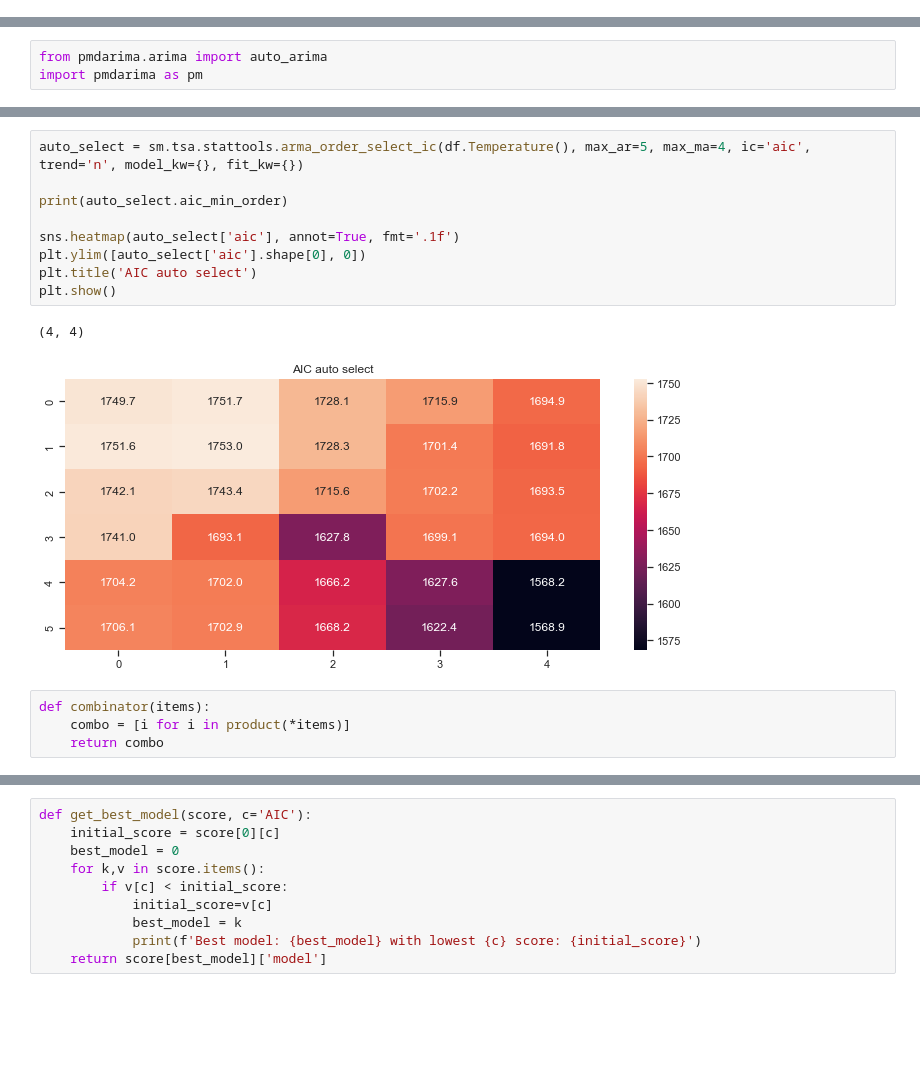
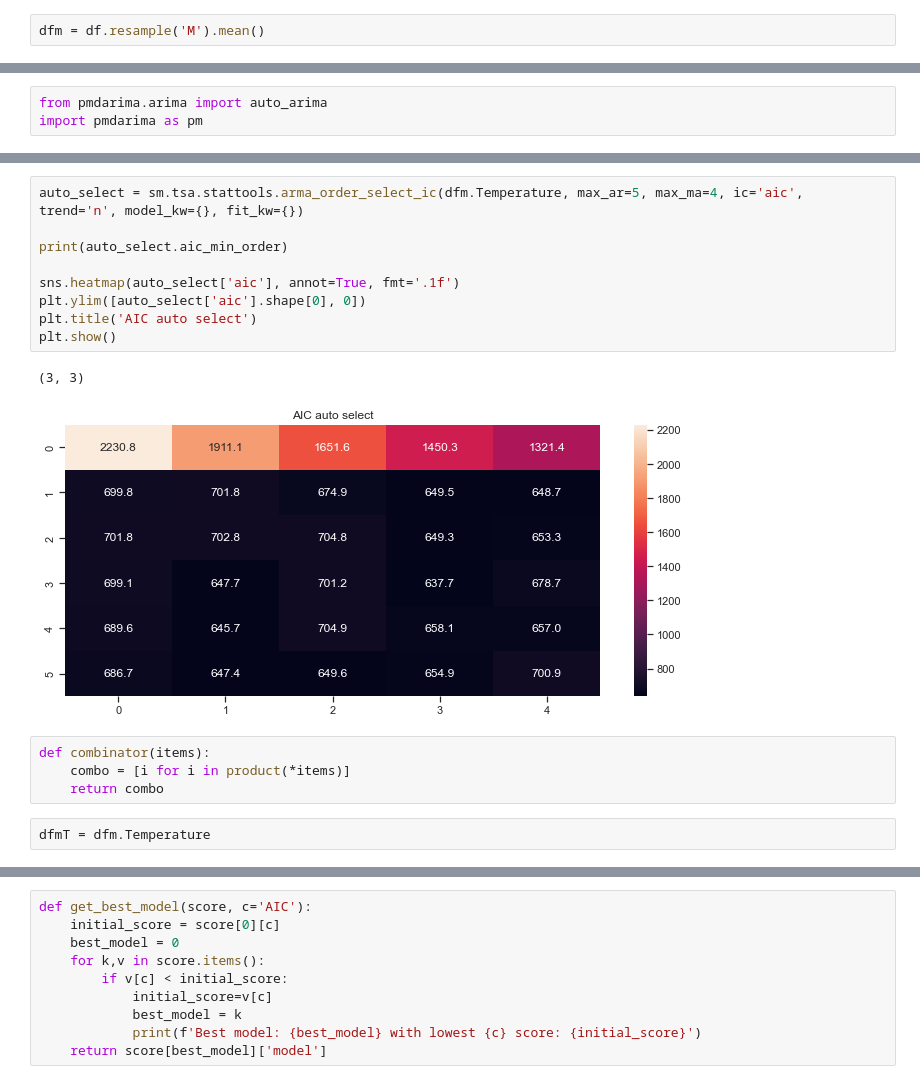
Before and after one commit to pauldcarroll/Forecasting, a Jupyter notebook: SARIMAX/SARIMAX.ipynb, the cells around one changed output, grey strips where cells are left out. Cells and saved outputs as stored; diff of their text form; blank space fills up the shorter version.

```diff
--- a/SARIMAX/SARIMAX.ipynb
+++ b/SARIMAX/SARIMAX.ipynb
@@ -109,6 +109,8 @@ plot_pacf(df.resample('M').mean()[['Temperature']],zero=False,
 plt.show();
 # %% [output]
 [figure]
+# %%
+dfm = df.resample('M').mean()
 # %%
 from statsmodels.tsa.statespace.sarimax import SARIMAX
 #fitting a seasonal ARIMA model, SARIMAX, with p, d, q as 1,1,0 and 12 as S.
@@ -178,16 +201,18 @@ Performing stepwise search to minimize aic
 # %%
-auto_select = sm.tsa.stattools.arma_order_select_ic(df.Temperature(), max_ar=5, max_ma=4, ic='aic', trend='n', model_kw={}, fit_kw={})
+auto_select = sm.tsa.stattools.arma_order_select_ic(dfm.Temperature, max_ar=5, max_ma=4, ic='aic', trend='n', model_kw={}, fit_kw={})
 
 print(auto_select.aic_min_order)
 
 sns.heatmap(auto_select['aic'], annot=True, fmt='.1f')
 plt.ylim([auto_select['aic'].shape[0], 0])
 plt.title('AIC auto select')
 plt.show()
 # %% [output]
-(4, 4)
+(3, 3)
-[figure, old version]
+[figure, new version]
 # %%
 def combinator(items):
     combo = [i for i in product(*items)]
     return combo
+# %%
+dfmT = dfm.Temperature
```
Also changed, not shown: parts of 19 cells of this notebook.
